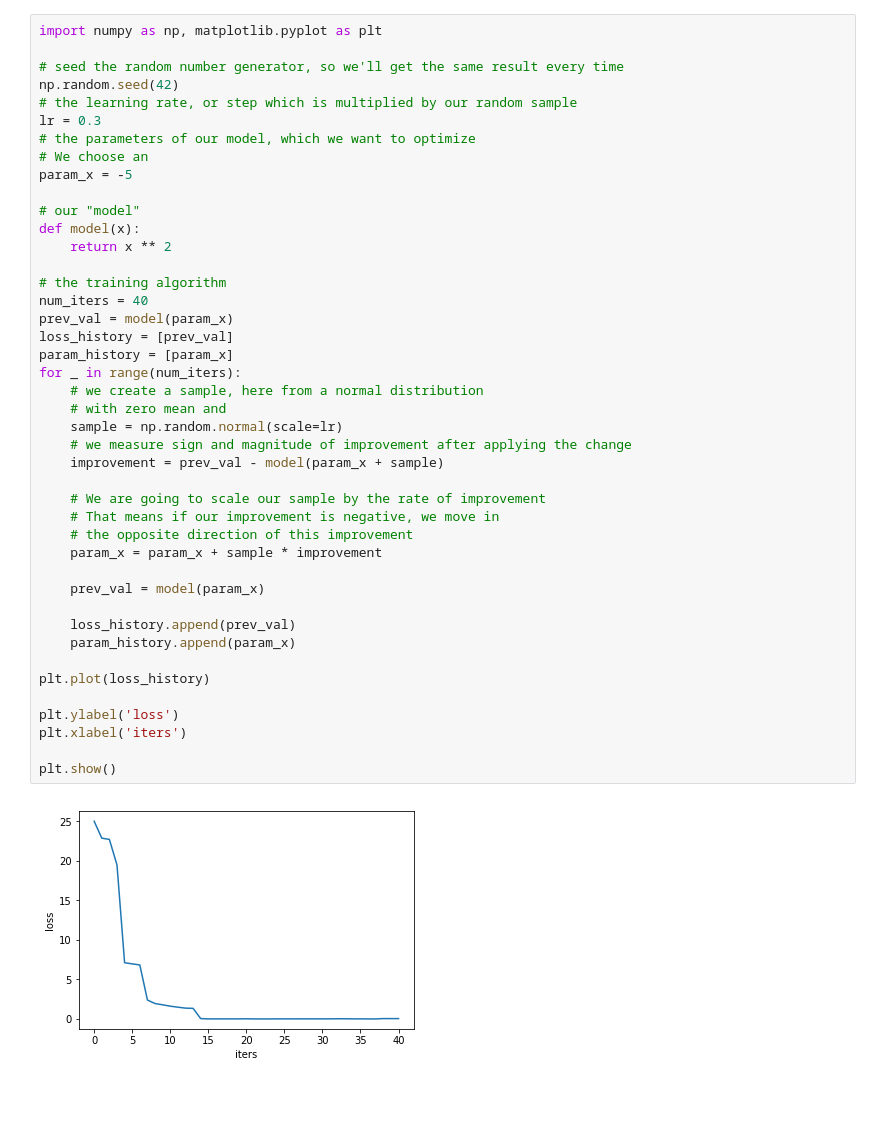
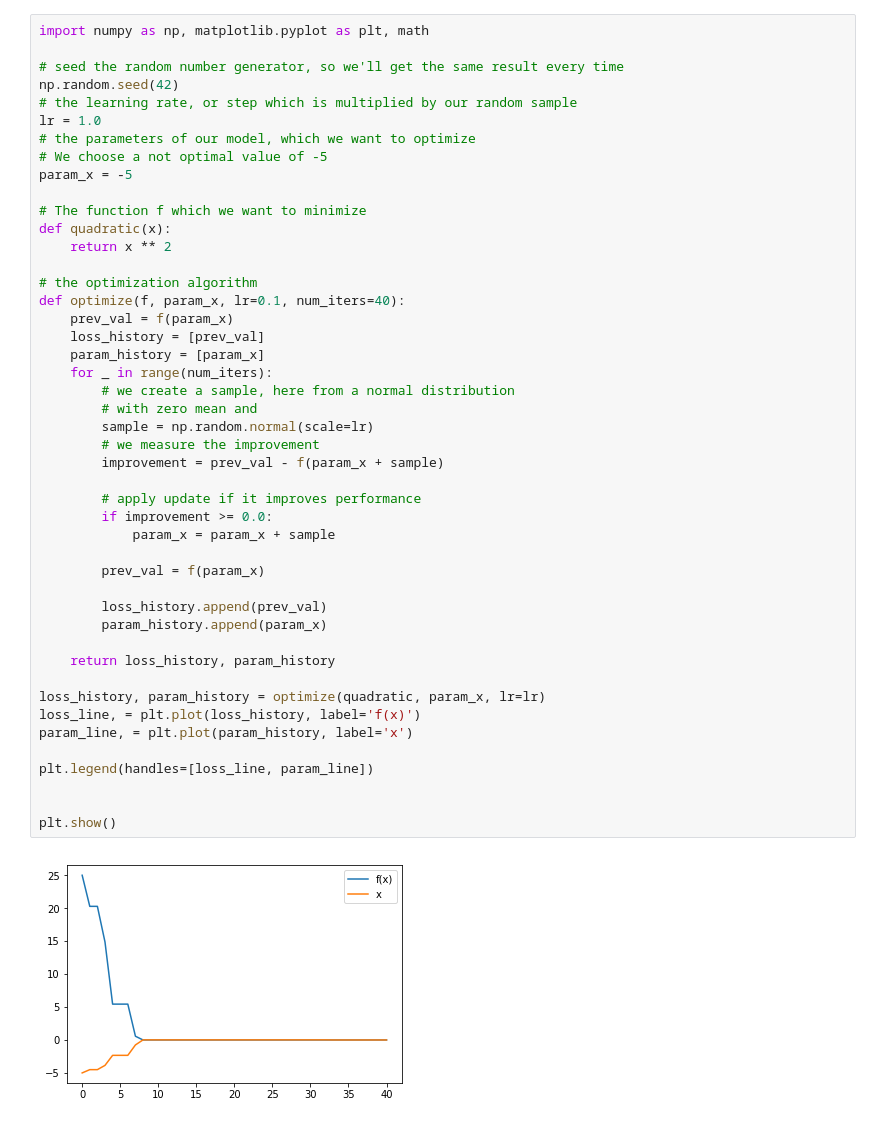
Before and after one commit to Dandandan/evolution-strategies-tutorial, a Jupyter notebook: evolution-strategies.ipynb, the cells around one changed output. Saved outputs shown, nothing was run; the diff lists cells and outputs as text; blank space fills up the shorter version.

```diff
--- a/evolution-strategies.ipynb
+++ b/evolution-strategies.ipynb
@@ -25,46 +25,49 @@ We also keep no history or pool of the best performing examples, but are going t
 # %%
-import numpy as np, matplotlib.pyplot as plt
+import numpy as np, matplotlib.pyplot as plt, math
 
 # seed the random number generator, so we'll get the same result every time
 np.random.seed(42)
 # the learning rate, or step which is multiplied by our random sample
-lr = 0.3
+lr = 1.0
 # the parameters of our model, which we want to optimize
-# We choose an
+# We choose a not optimal value of -5
 param_x = -5
 
-# our "model"
-def model(x):
+# The function f which we want to minimize
+def quadratic(x):
     return x ** 2
 
-# the training algorithm
-num_iters = 40
-prev_val = model(param_x)
-loss_history = [prev_val]
-param_history = [param_x]
-for _ in range(num_iters):
-    # we create a sample, here from a normal distribution
-    # with zero mean and
-    sample = np.random.normal(scale=lr)
-    # we measure sign and magnitude of improvement after applying the change
-    improvement = prev_val - model(param_x + sample)
+# the optimization algorithm
+def optimize(f, param_x, lr=0.1, num_iters=40):
+    prev_val = f(param_x)
+    loss_history = [prev_val]
+    param_history = [param_x]
+    for _ in range(num_iters):
+        # we create a sample, here from a normal distribution
+        # with zero mean and
+        sample = np.random.normal(scale=lr)
+        # we measure the improvement
+        improvement = prev_val - f(param_x + sample)
 
-    # We are going to scale our sample by the rate of improvement
-    # That means if our improvement is negative, we move in
-    # the opposite direction of this improvement
-    param_x = param_x + sample * improvement
+        # apply update if it improves performance
+        if improvement >= 0.0:
+            param_x = param_x + sample
 
-    prev_val = model(param_x)
+        prev_val = f(param_x)
 
-    loss_history.append(prev_val)
-    param_history.append(param_x)
+        loss_history.append(prev_val)
+        param_history.append(param_x)
 
-plt.plot(loss_history)
+    return loss_history, param_history
 
-plt.ylabel('loss')
-plt.xlabel('iters')
+loss_history, param_history = optimize(quadratic, param_x, lr=lr)
+loss_line, = plt.plot(loss_history, label='f(x)')
+param_line, = plt.plot(param_history, label='x')
+
+plt.legend(handles=[loss_line, param_line])
+
 
 plt.show()
 # %% [output]
-[figure, old version]
+[figure, new version]
 # %% [markdown]
```
Also changed, not shown: parts of 6 cells of this notebook.
